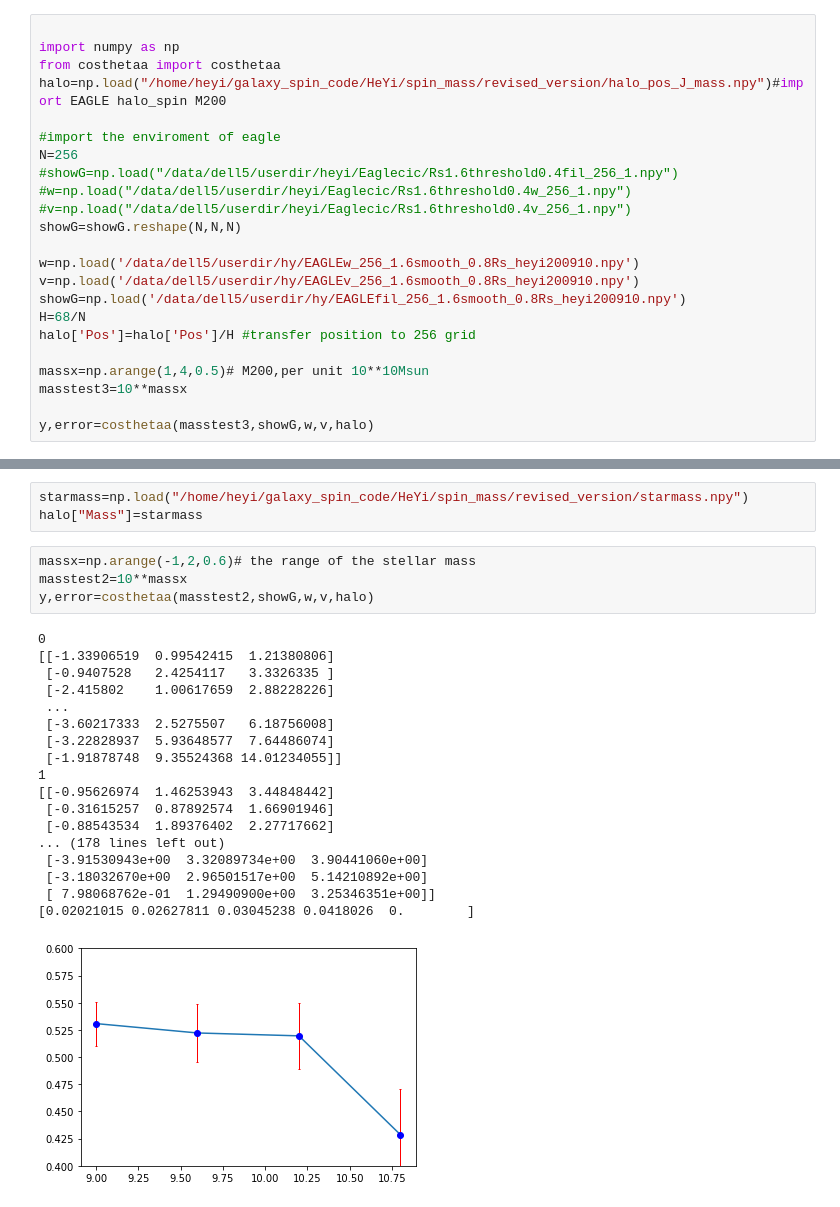
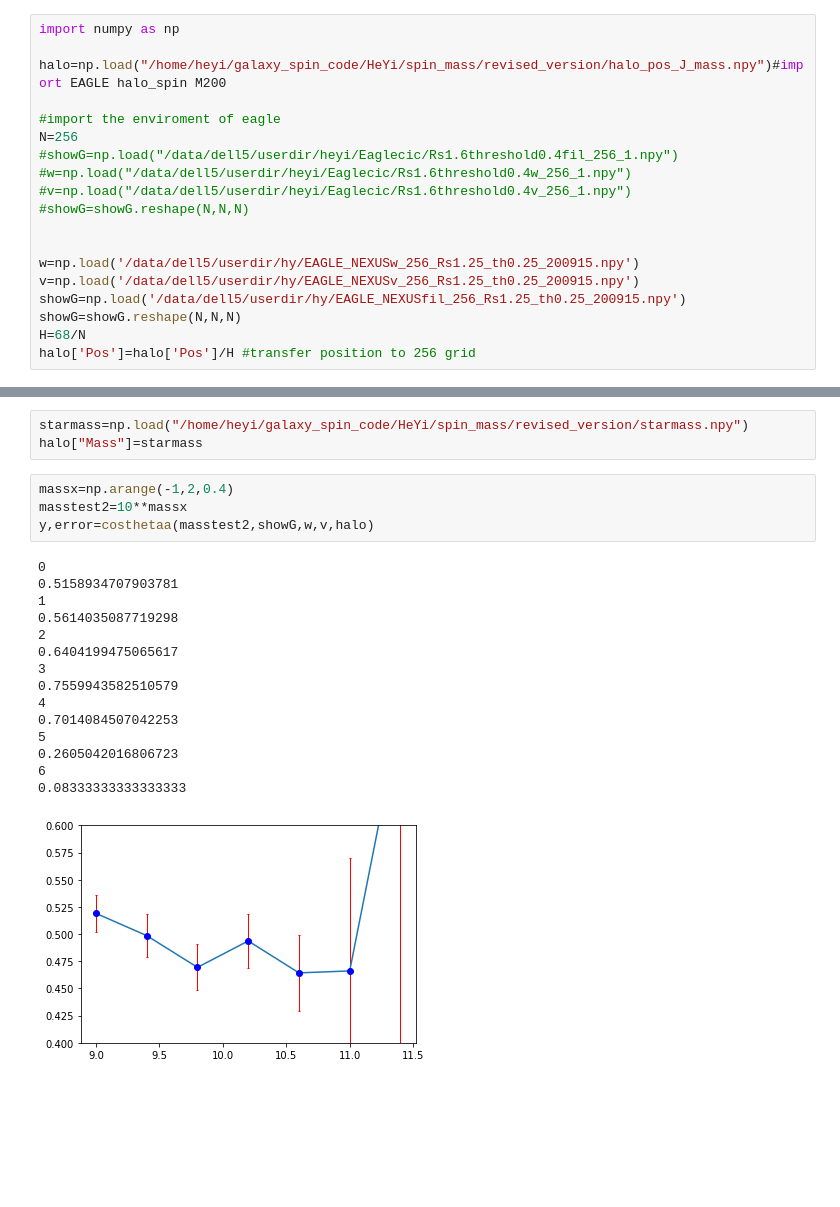
Before and after one commit to linwwwwww/spin-cosmic-web-alignment, a Jupyter notebook: alignment.ipynb, the cells around one changed output, grey strips where cells are left out. Drawn from its saved outputs; the diff is of its cells as text; blank space fills up the shorter version.

Commit message:
halo spin particle read revised

```diff
--- a/alignment.ipynb
+++ b/alignment.ipynb
@@ -1,9 +1,8 @@
 # %% [markdown]
 # EAGLE halo spin-M200
 # %%
+import numpy as np
 
-import numpy as np
-from costhetaa import costhetaa
 halo=np.load("/home/heyi/galaxy_spin_code/HeYi/spin_mass/revised_version/halo_pos_J_mass.npy")#import EAGLE halo_spin M200
 
 #import the enviroment of eagle
@@ -11,15 +10,12 @@ N=256
 #showG=np.load("/data/dell5/userdir/heyi/Eaglecic/Rs1.6threshold0.4fil_256_1.npy")
 #w=np.load("/data/dell5/userdir/heyi/Eaglecic/Rs1.6threshold0.4w_256_1.npy")
 #v=np.load("/data/dell5/userdir/heyi/Eaglecic/Rs1.6threshold0.4v_256_1.npy")
+#showG=showG.reshape(N,N,N)
+
+
+w=np.load('/data/dell5/userdir/hy/EAGLE_NEXUSw_256_Rs1.25_th0.25_200915.npy')
+v=np.load('/data/dell5/userdir/hy/EAGLE_NEXUSv_256_Rs1.25_th0.25_200915.npy')
+showG=np.load('/data/dell5/userdir/hy/EAGLE_NEXUSfil_256_Rs1.25_th0.25_200915.npy')
 showG=showG.reshape(N,N,N)
-
-w=np.load('/data/dell5/userdir/hy/EAGLEw_256_1.6smooth_0.8Rs_heyi200910.npy')
-v=np.load('/data/dell5/userdir/hy/EAGLEv_256_1.6smooth_0.8Rs_heyi200910.npy')
-showG=np.load('/data/dell5/userdir/hy/EAGLEfil_256_1.6smooth_0.8Rs_heyi200910.npy')
 H=68/N
 halo['Pos']=halo['Pos']/H #transfer position to 256 grid
-
-massx=np.arange(1,4,0.5)# M200,per unit 10**10Msun
-masstest3=10**massx
-
-y,error=costhetaa(masstest3,showG,w,v,halo)
@@ -94,28 +87,25 @@ plt.show()
 starmass=np.load("/home/heyi/galaxy_spin_code/HeYi/spin_mass/revised_version/starmass.npy")
 halo["Mass"]=starmass
 # %%
-massx=np.arange(-1,2,0.6)# the range of the stellar mass
+massx=np.arange(-1,2,0.4)
 masstest2=10**massx
 y,error=costhetaa(masstest2,showG,w,v,halo)
 # %% [output]
 0
-[[-1.33906519  0.99542415  1.21380806]
- [-0.9407528   2.4254117   3.3326335 ]
- [-2.415802    1.00617659  2.88228226]
- ...
- [-3.60217333  2.5275507   6.18756008]
- [-3.22828937  5.93648577  7.64486074]
- [-1.91878748  9.35524368 14.01234055]]
+0.5158934707903781
 1
-[[-0.95626974  1.46253943  3.44848442]
- [-0.31615257  0.87892574  1.66901946]
- [-0.88543534  1.89376402  2.27717662]
-... (178 lines left out)
- [-3.91530943e+00  3.32089734e+00  3.90441060e+00]
- [-3.18032670e+00  2.96501517e+00  5.14210892e+00]
- [ 7.98068762e-01  1.29490900e+00  3.25346351e+00]]
-[0.02021015 0.02627811 0.03045238 0.0418026  0.        ]
+0.5614035087719298
+2
+0.6404199475065617
+3
+0.7559943582510579
+4
+0.7014084507042253
+5
+0.2605042016806723
+6
+0.08333333333333333
-[figure, old version]
+[figure, new version]
 # %%
 ymr7gms=[0.51435667, 0.51638658, 0.50598455, 0.48173168, 0.        ]
 errormr7gms=[0.00097574, 0.00115895, 0.00120932, 0.00157166, 0.        ]
```
Also changed, not shown: parts of 6 cells of this notebook, 9 other files.
